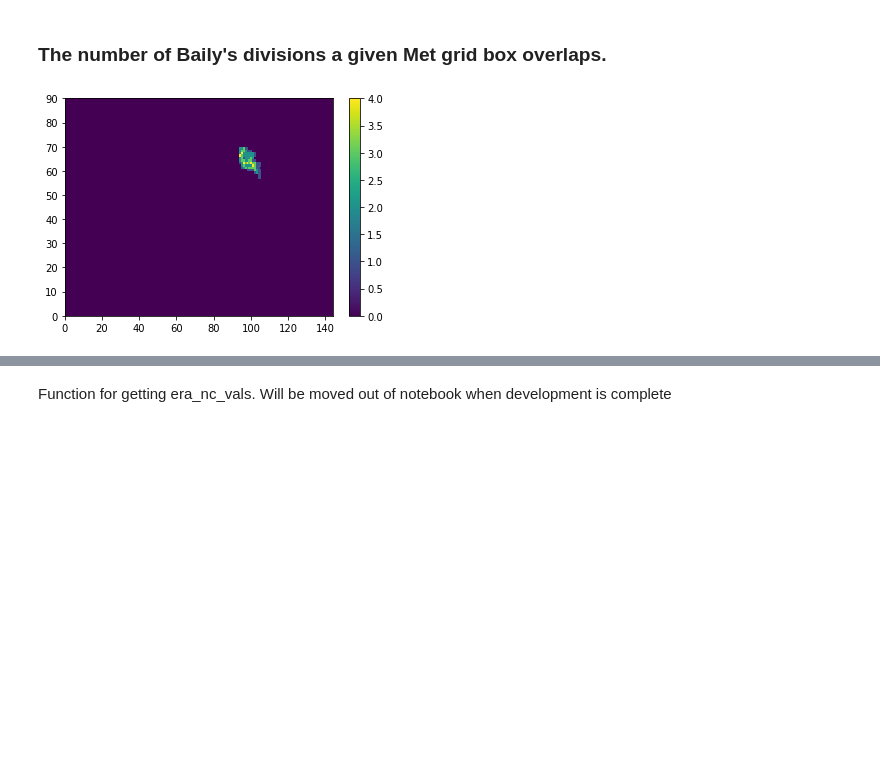
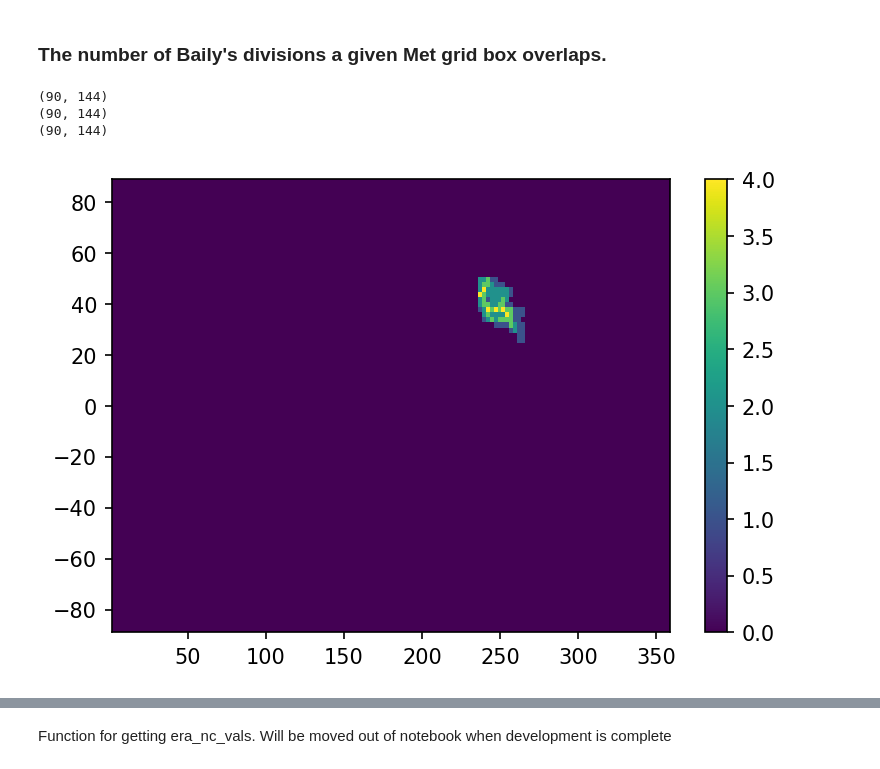
Before and after one commit to stevenjoelbrey/metSpread, a Jupyter notebook: Python/train_burn_area_classifier.ipynb, the cells around one changed output, grey strips where cells are left out. Cells and saved outputs as stored; diff of their text form; code cells hidden in the pictures; blank space fills up the shorter version.

```diff
--- a/Python/train_burn_area_classifier.ipynb
+++ b/Python/train_burn_area_classifier.ipynb
@@ -146,10 +201,19 @@ division_mask[lat_mask,:] = 0
 # %% [markdown]
 ### The number of Baily's divisions a given Met grid box overlaps.
+# %%
+X, Y = np.meshgrid(grid_lon, grid_lat)
+print(X.shape)
+print(Y.shape)
+print(division_mask.shape)
+# %% [output]
+(90, 144)
+(90, 144)
+(90, 144)
 # %%
-plt.figure()
-plt.pcolor(division_mask)
+plt.figure(dpi=150)
+plt.pcolor( X, Y, division_mask)
 plt.colorbar()
 plt.show()
 # %% [output]
-[figure, old version]
+[figure, new version]
 # %% [markdown]
```
Also changed, not shown: parts of 39 cells of this notebook.
